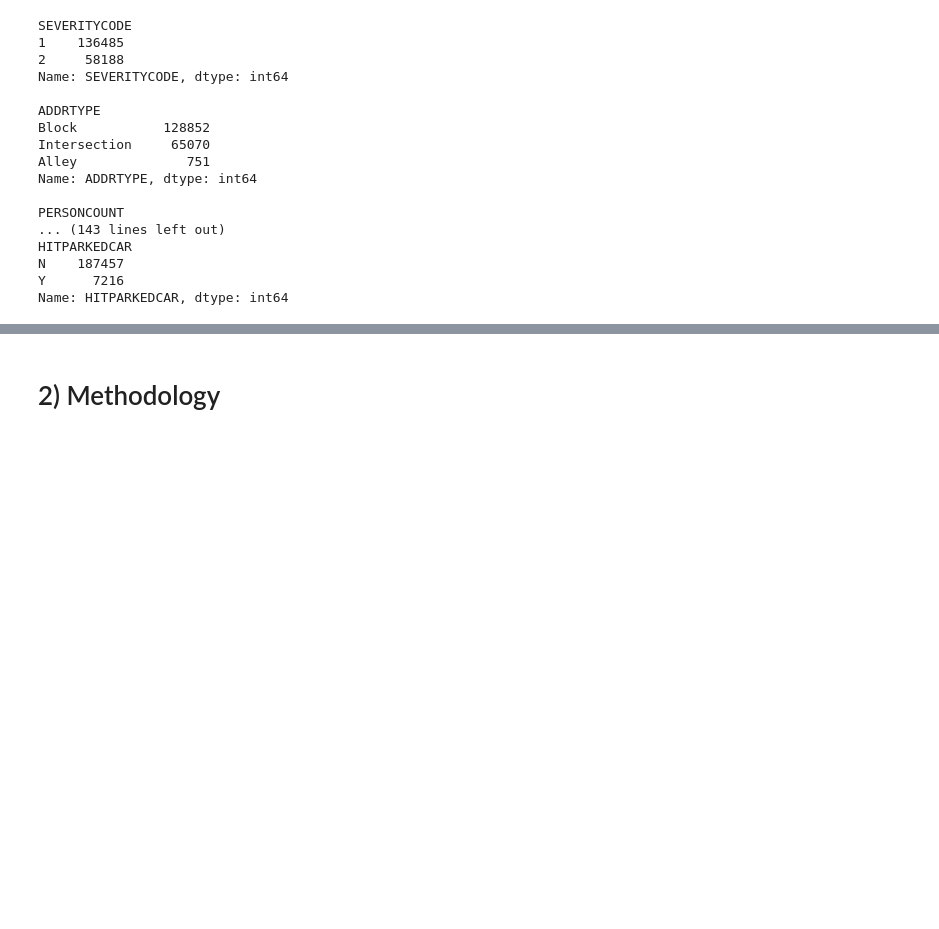
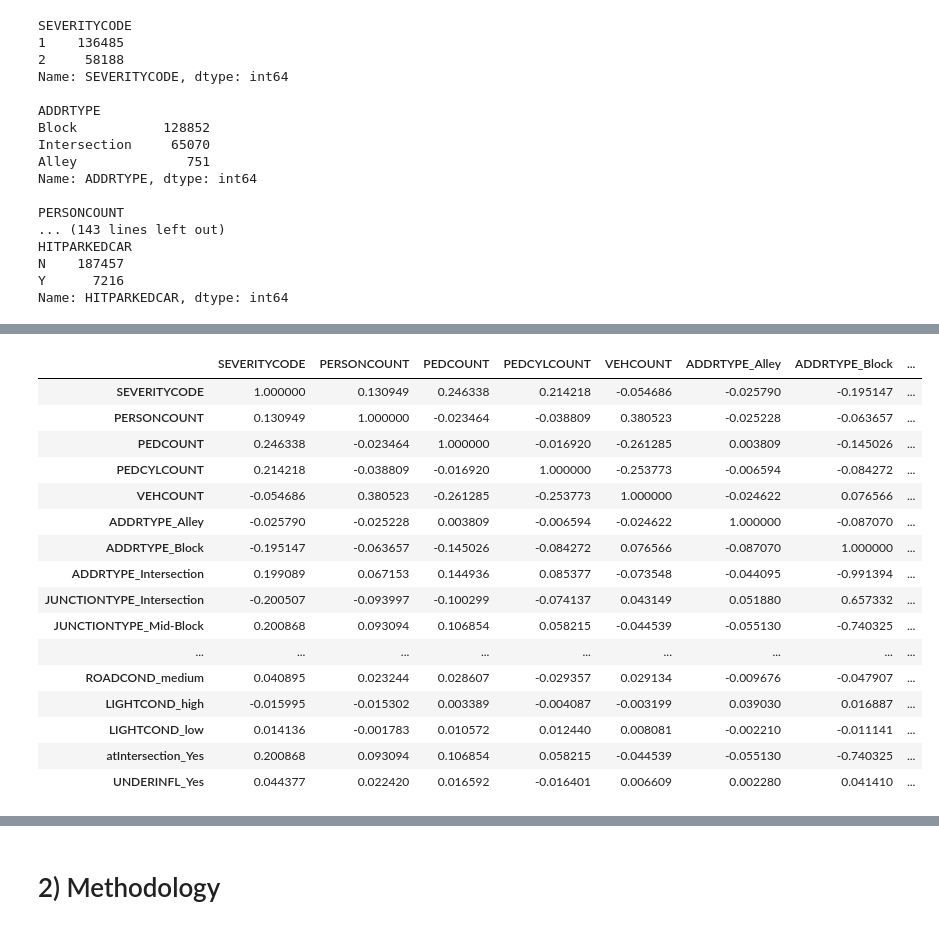
Before and after one commit to michaelrodgam/Coursera_Capstone, a Jupyter notebook: Data_Science Final_Project Notebook.ipynb, the cells around one changed output, grey strips where cells are left out. Saved outputs shown, nothing was run; the diff lists cells and outputs as text; code cells hidden in the pictures; blank space fills up the shorter version.

```diff
--- a/Data_Science Final_Project Notebook.ipynb
+++ b/Data_Science Final_Project Notebook.ipynb
@@ -404,0 +417,12 @@ df_scaled.corr()
+# %%
+correlations = []
+columns = []
+a = np.float64(0.001)
+b = np.float64(0.01)
+for column in df_scaled.columns.values:
+    pearson_coef, p_value = stats.pearsonr(df_scaled[column], df_scaled['SEVERITYCODE'])
+    if(p_value < a):
+        if(np.absolute(pearson_coef) > b):
+            correlations.append(str(column)+' Coef= '+str(pearson_coef)+" p= "+str(p_value))
+            columns.append(column)
+correlations
@@ -405 +450,22 @@ df_scaled.corr()
+# %%
+df_main = df_scaled[columns]
+df_main.corr()
+# %% [output]
+|  | SEVERITYCODE | PERSONCOUNT | PEDCOUNT | PEDCYLCOUNT | VEHCOUNT | ADDRTYPE_Alley | ADDRTYPE_Block | ... |
+| SEVERITYCODE | 1.000000 | 0.130949 | 0.246338 | 0.214218 | -0.054686 | -0.025790 | -0.195147 | ... |
+| PERSONCOUNT | 0.130949 | 1.000000 | -0.023464 | -0.038809 | 0.380523 | -0.025228 | -0.063657 | ... |
+| PEDCOUNT | 0.246338 | -0.023464 | 1.000000 | -0.016920 | -0.261285 | 0.003809 | -0.145026 | ... |
+| PEDCYLCOUNT | 0.214218 | -0.038809 | -0.016920 | 1.000000 | -0.253773 | -0.006594 | -0.084272 | ... |
+| VEHCOUNT | -0.054686 | 0.380523 | -0.261285 | -0.253773 | 1.000000 | -0.024622 | 0.076566 | ... |
+| ADDRTYPE_Alley | -0.025790 | -0.025228 | 0.003809 | -0.006594 | -0.024622 | 1.000000 | -0.087070 | ... |
+| ADDRTYPE_Block | -0.195147 | -0.063657 | -0.145026 | -0.084272 | 0.076566 | -0.087070 | 1.000000 | ... |
+| ADDRTYPE_Intersection | 0.199089 | 0.067153 | 0.144936 | 0.085377 | -0.073548 | -0.044095 | -0.991394 | ... |
+| JUNCTIONTYPE_Intersection | -0.200507 | -0.093997 | -0.100299 | -0.074137 | 0.043149 | 0.051880 | 0.657332 | ... |
+| JUNCTIONTYPE_Mid-Block | 0.200868 | 0.093094 | 0.106854 | 0.058215 | -0.044539 | -0.055130 | -0.740325 | ... |
+| ... | ... | ... | ... | ... | ... | ... | ... | ... |
+| ROADCOND_medium | 0.040895 | 0.023244 | 0.028607 | -0.029357 | 0.029134 | -0.009676 | -0.047907 | ... |
+| LIGHTCOND_high | -0.015995 | -0.015302 | 0.003389 | -0.004087 | -0.003199 | 0.039030 | 0.016887 | ... |
+| LIGHTCOND_low | 0.014136 | -0.001783 | 0.010572 | 0.012440 | 0.008081 | -0.002210 | -0.011141 | ... |
+| atIntersection_Yes | 0.200868 | 0.093094 | 0.106854 | 0.058215 | -0.044539 | -0.055130 | -0.740325 | ... |
+| UNDERINFL_Yes | 0.044377 | 0.022420 | 0.016592 | -0.016401 | 0.006609 | 0.002280 | 0.041410 | ... |
 # %%
```
Also changed, not shown: parts of 20 cells of this notebook.
